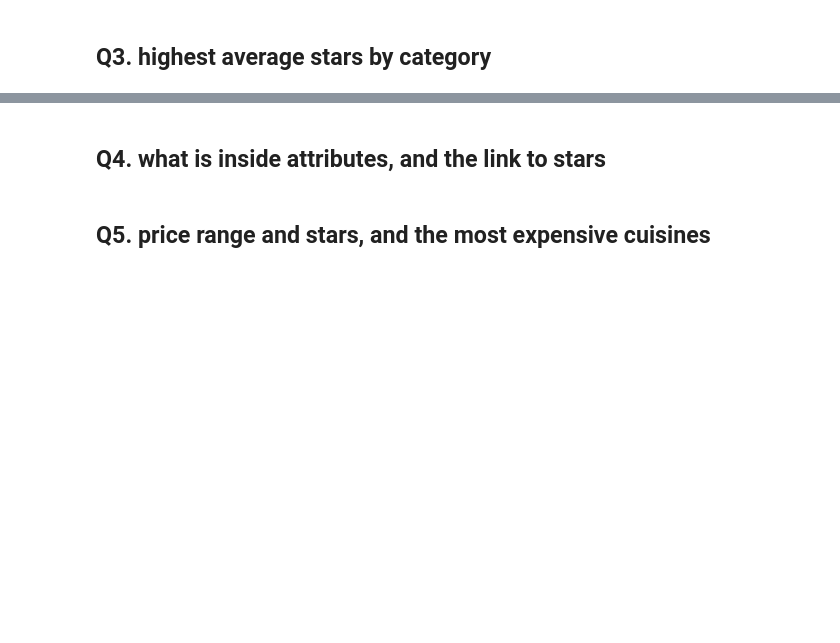
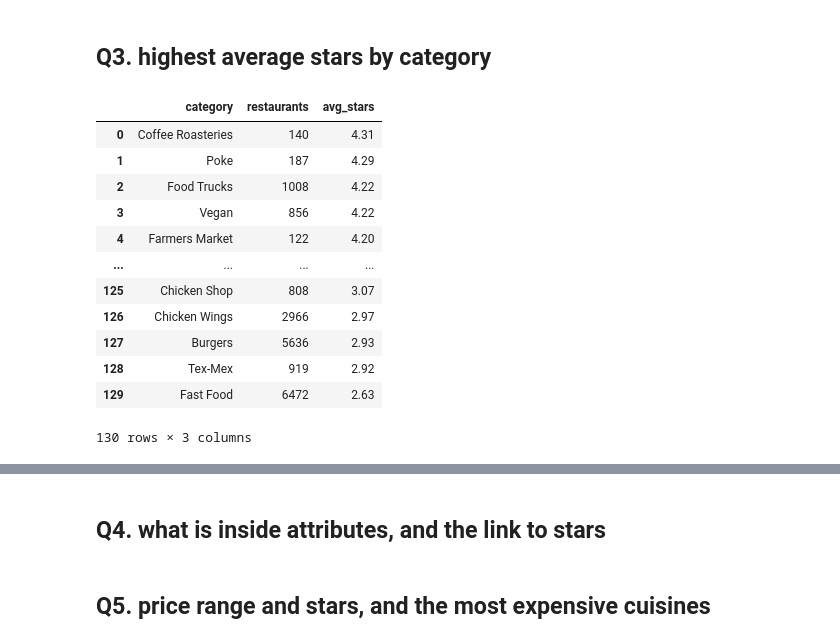
Before and after one commit to NattakanO/yelp-rag-dashboard, a Jupyter notebook: notebooks/03_sql_analysis.ipynb, the cells around one changed output, grey strips where cells are left out. Cells and saved outputs as stored; diff of their text form; code cells hidden in the pictures; blank space fills up the shorter version.

```diff
--- a/notebooks/03_sql_analysis.ipynb
+++ b/notebooks/03_sql_analysis.ipynb
@@ -55,2 +133,34 @@ LIMIT 20""").df()
 # %% [markdown]
 ## Q3. highest average stars by category
+# %%
+con.sql("""
+WITH categories AS (
+    SELECT TRIM(category) AS category, stars
+    FROM (
+        SELECT UNNEST(string_split(categories, ',')) AS category, stars
+        FROM business_restaurants
+    )
+    WHERE TRIM(category) NOT IN ('Restaurants', 'Food', 'Nightlife', 'Bars', 'Event Planning & Services')
+)
+SELECT  category,
+        COUNT(*) AS restaurants,
+        ROUND(AVG(stars),2) as avg_stars
+FROM categories
+GROUP BY category
+HAVING COUNT(*) >= 100
+ORDER BY avg_stars DESC, restaurants DESC
+""").df()
+# %% [output]
+|  | category | restaurants | avg_stars |
+| 0 | Coffee Roasteries | 140 | 4.31 |
+| 1 | Poke | 187 | 4.29 |
+| 2 | Food Trucks | 1008 | 4.22 |
+| 3 | Vegan | 856 | 4.22 |
+| 4 | Farmers Market | 122 | 4.20 |
+| ... | ... | ... | ... |
+| 125 | Chicken Shop | 808 | 3.07 |
+| 126 | Chicken Wings | 2966 | 2.97 |
+| 127 | Burgers | 5636 | 2.93 |
+| 128 | Tex-Mex | 919 | 2.92 |
+| 129 | Fast Food | 6472 | 2.63 |
+130 rows × 3 columns
```
Also changed, not shown: parts of 6 cells of this notebook, 2 other files.
